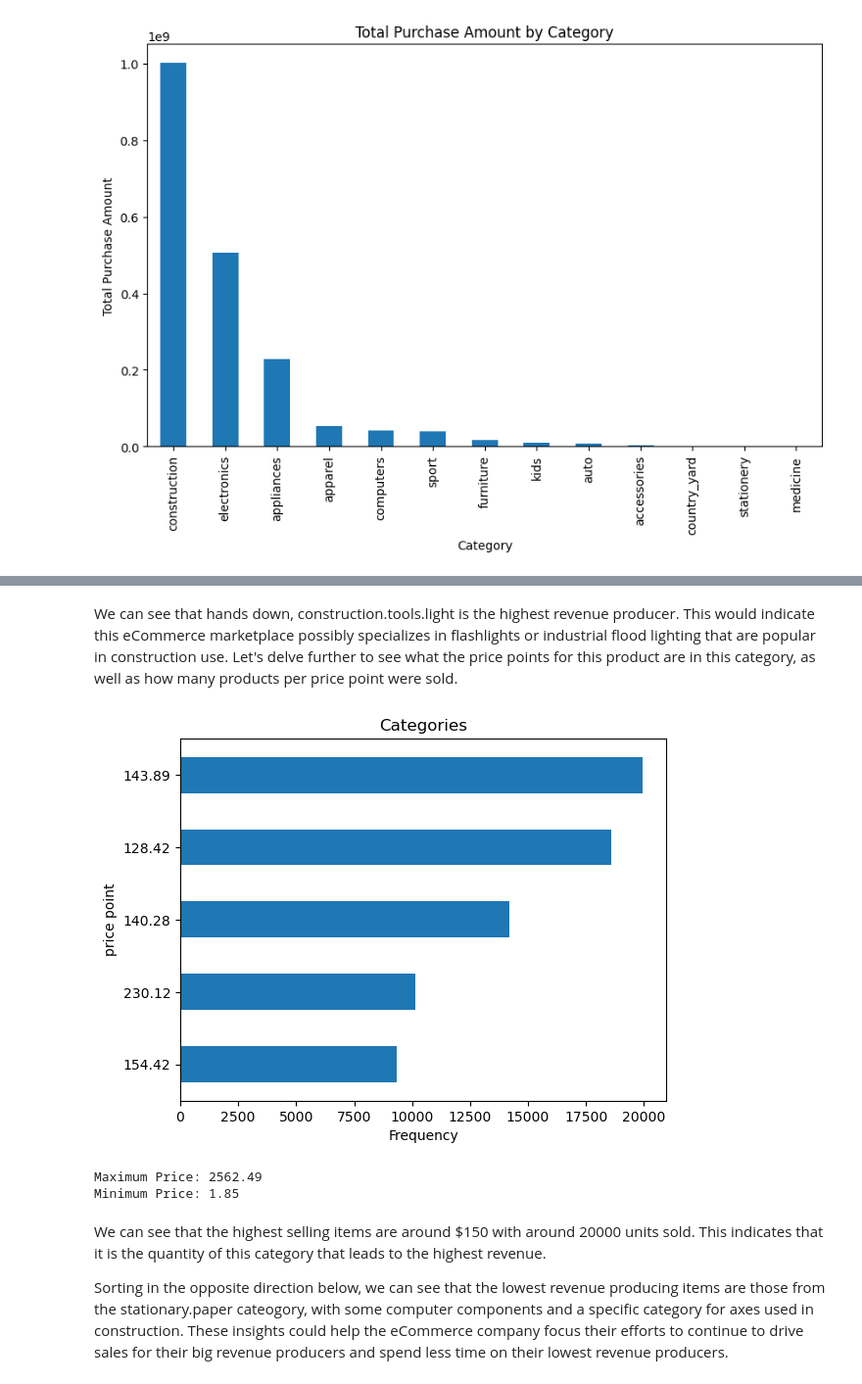
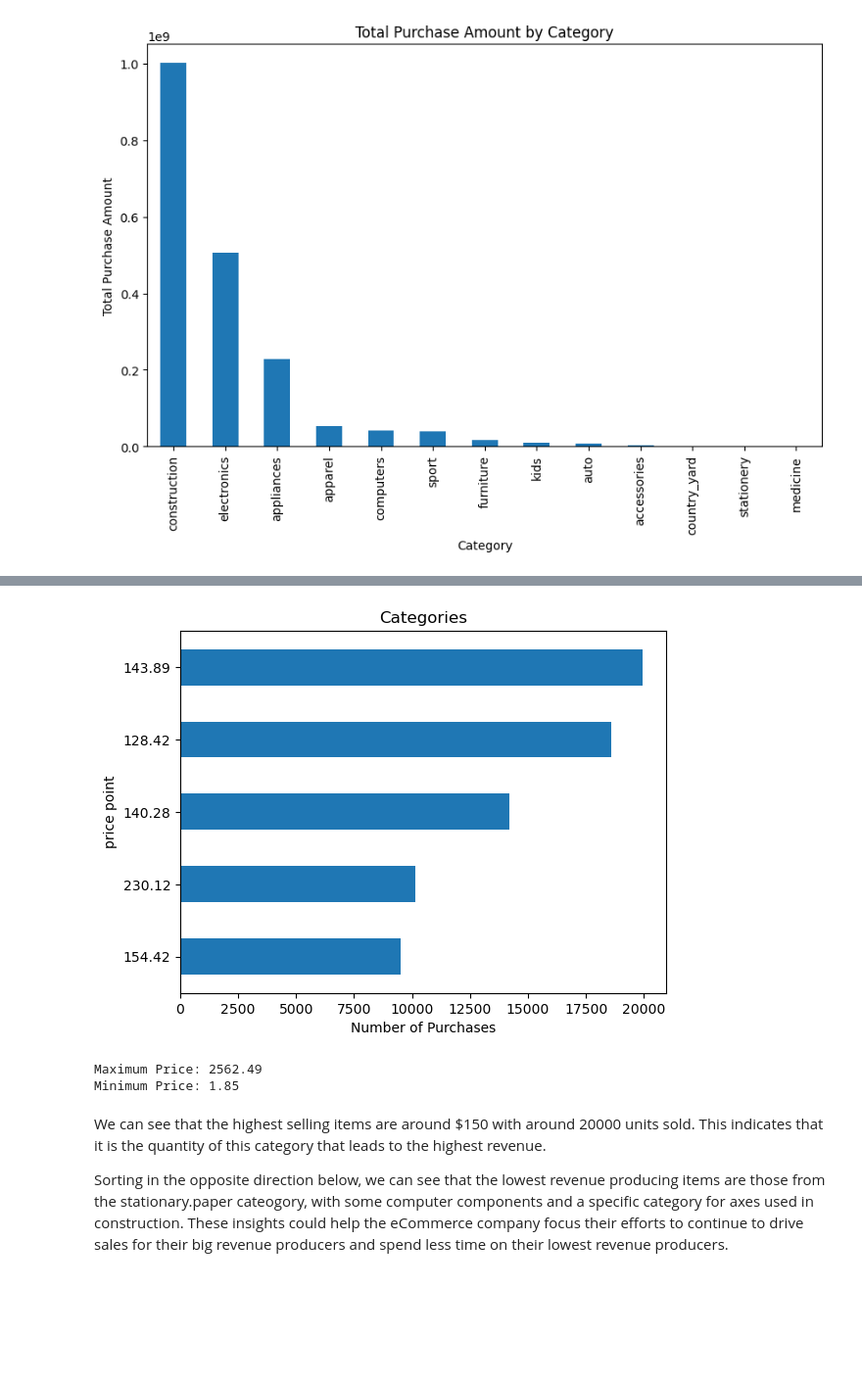
Before and after one commit to seel6470/CSPB-4502-Group-9-Project, a Jupyter notebook: Project Code.ipynb, the cells around one changed output, grey strips where cells are left out. Shown: that part at 98% size. Drawn from its saved outputs; the diff is of its cells as text; code cells hidden in the pictures; blank space fills up the shorter version.

```diff
--- a/Project Code.ipynb
+++ b/Project Code.ipynb
@@ -302,8 +295,0 @@ We can increase the granularity of the category codes by taking the full categor
-# %%
-import pandas as pd
-import matplotlib.pyplot as plt
-
-running_sum = pd.Series(dtype=float)
-
-for chunk in pd.read_csv('./purchased_entries_clean.csv.gz', chunksize = 100000):
-    running_sum = running_sum.add(chunk.groupby('category_code')['price'].sum(),fill_value=0)
@@ -321,28 +296,26 @@ plt.show()
-# %% [markdown]
-We can see that hands down, construction.tools.light is the highest revenue producer. This would indicate this eCommerce marketplace possibly specializes in flashlights or industrial flood lighting that are popular in construction use. Let's delve further to see what the price points for this product are in this category, as well as how many products per price point were sold.
 # %%
-flashlight_sales = pd.Series(dtype=float) # hold all unique price points
+construction_sales = pd.Series(dtype=float) # hold all unique price points
 
 for chunk in pd.read_csv('./purchased_entries_clean.csv.gz', chunksize = 100000):
-    flashlights = chunk[chunk['category_code'] == 'construction.tools.light']
-    flashlight_sales = flashlight_sales.add(flashlights.groupby('price')['price'].size(), fill_value=0)
+    construction_purchases = chunk[chunk['category_code'].str.contains('construction')]
+    construction_sales = construction_sales.add(construction_purchases.groupby('price')['price'].size(), fill_value=0)
 
-flashlight_sales = flashlight_sales.sort_values(ascending=False)
+construction_sales = construction_sales.sort_values(ascending=False)
 # %%
-flashlight_sales.head().plot(kind='barh')
+construction_sales.head().plot(kind='barh')
 plt.title('Categories')
-plt.xlabel('Frequency')
+plt.xlabel('Number of Purchases')
 plt.ylabel('price point')
 plt.gca().invert_yaxis()
 plt.show()
 
 max_price = flashlight_sales.index.max()
 min_price = flashlight_sales.index.min()
 
 print("Maximum Price:", max_price)
 print("Minimum Price:", min_price)
 # %% [output]
-[figure, old version]
+[figure, new version]
 Maximum Price: 2562.49
 Minimum Price: 1.85
 # %% [markdown]
```
Also changed, not shown: parts of 15 cells of this notebook.
